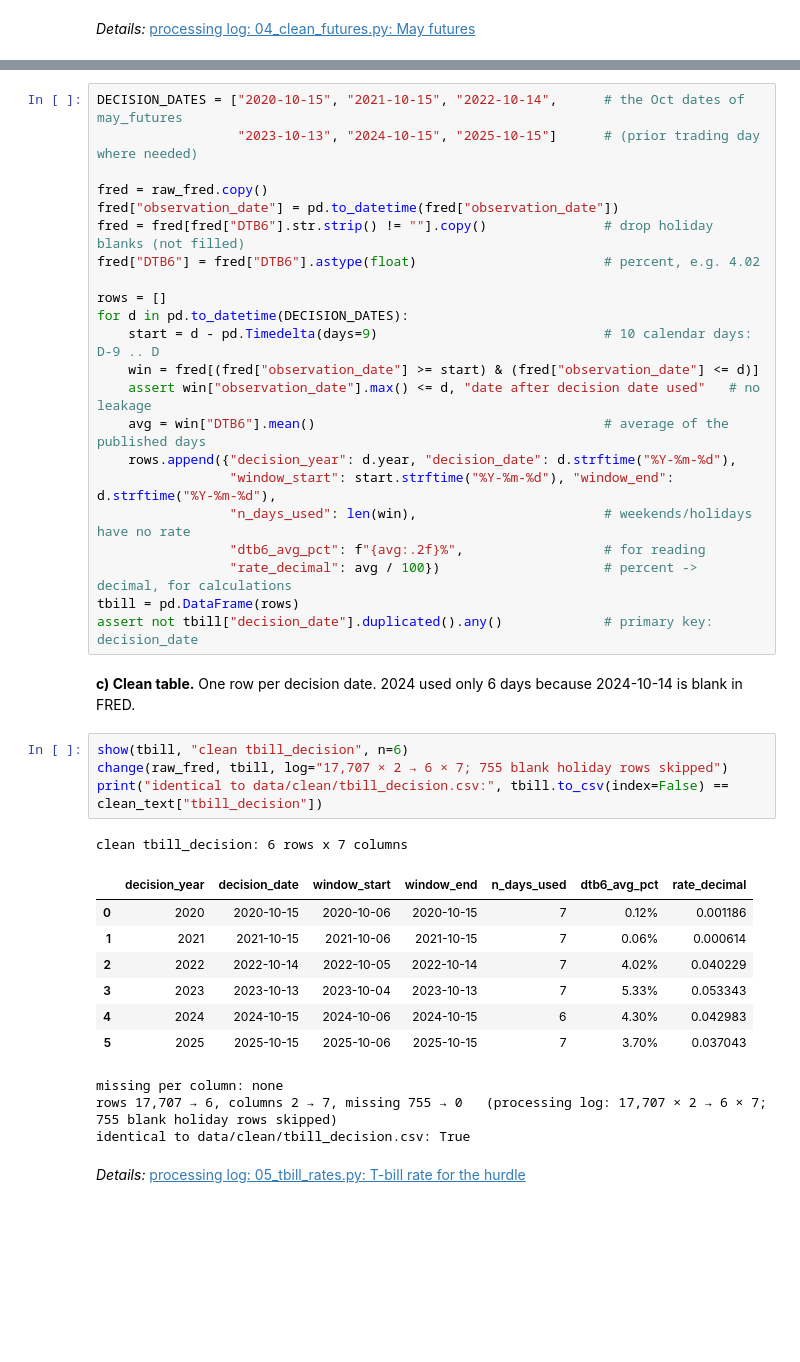
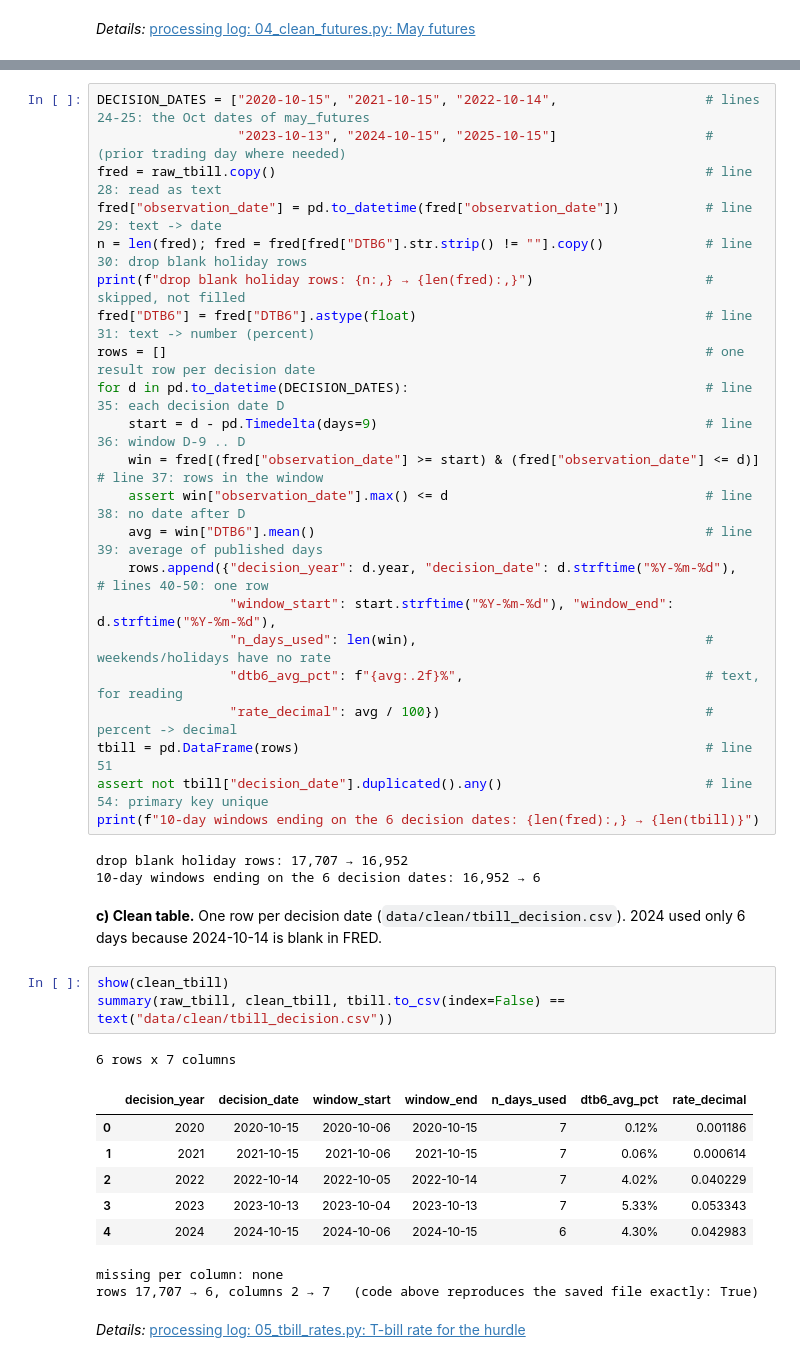
Before and after one commit to Jessie-Ren699/corn-storage-basis, a Jupyter notebook: notebooks/00_walkthrough.ipynb, the cells around one changed output, grey strips where cells are left out. Saved outputs shown, nothing was run; the diff lists cells and outputs as text; blank space fills up the shorter version.

```diff
--- a/notebooks/00_walkthrough.ipynb
+++ b/notebooks/00_walkthrough.ipynb
@@ -288,42 +417,43 @@ last date: 2026-10-21
 # %%
-DECISION_DATES = ["2020-10-15", "2021-10-15", "2022-10-14",      # the Oct dates of may_futures
-                  "2023-10-13", "2024-10-15", "2025-10-15"]      # (prior trading day where needed)
-
-fred = raw_fred.copy()
-fred["observation_date"] = pd.to_datetime(fred["observation_date"])
-fred = fred[fred["DTB6"].str.strip() != ""].copy()               # drop holiday blanks (not filled)
-fred["DTB6"] = fred["DTB6"].astype(float)                        # percent, e.g. 4.02
-
-rows = []
-for d in pd.to_datetime(DECISION_DATES):
-    start = d - pd.Timedelta(days=9)                             # 10 calendar days: D-9 .. D
-    win = fred[(fred["observation_date"] >= start) & (fred["observation_date"] <= d)]
-    assert win["observation_date"].max() <= d, "date after decision date used"   # no leakage
-    avg = win["DTB6"].mean()                                     # average of the published days
-    rows.append({"decision_year": d.year, "decision_date": d.strftime("%Y-%m-%d"),
+DECISION_DATES = ["2020-10-15", "2021-10-15", "2022-10-14",                   # lines 24-25: the Oct dates of may_futures
+                  "2023-10-13", "2024-10-15", "2025-10-15"]                   # (prior trading day where needed)
+fred = raw_tbill.copy()                                                       # line 28: read as text
+fred["observation_date"] = pd.to_datetime(fred["observation_date"])           # line 29: text -> date
+n = len(fred); fred = fred[fred["DTB6"].str.strip() != ""].copy()             # line 30: drop blank holiday rows
+print(f"drop blank holiday rows: {n:,} → {len(fred):,}")                      # skipped, not filled
+fred["DTB6"] = fred["DTB6"].astype(float)                                     # line 31: text -> number (percent)
+rows = []                                                                     # one result row per decision date
+for d in pd.to_datetime(DECISION_DATES):                                      # line 35: each decision date D
+    start = d - pd.Timedelta(days=9)                                          # line 36: window D-9 .. D
+    win = fred[(fred["observation_date"] >= start) & (fred["observation_date"] <= d)]   # line 37: rows in the window
+    assert win["observation_date"].max() <= d                                 # line 38: no date after D
+    avg = win["DTB6"].mean()                                                  # line 39: average of published days
+    rows.append({"decision_year": d.year, "decision_date": d.strftime("%Y-%m-%d"),      # lines 40-50: one row
                  "window_start": start.strftime("%Y-%m-%d"), "window_end": d.strftime("%Y-%m-%d"),
-                 "n_days_used": len(win),                        # weekends/holidays have no rate
-                 "dtb6_avg_pct": f"{avg:.2f}%",                  # for reading
-                 "rate_decimal": avg / 100})                     # percent -> decimal, for calculations
-tbill = pd.DataFrame(rows)
-assert not tbill["decision_date"].duplicated().any()             # primary key: decision_date
+                 "n_days_used": len(win),                                     # weekends/holidays have no rate
+                 "dtb6_avg_pct": f"{avg:.2f}%",                               # text, for reading
+                 "rate_decimal": avg / 100})                                  # percent -> decimal
+tbill = pd.DataFrame(rows)                                                    # line 51
+assert not tbill["decision_date"].duplicated().any()                          # line 54: primary key unique
+print(f"10-day windows ending on the 6 decision dates: {len(fred):,} → {len(tbill)}")
+# %% [output]
+drop blank holiday rows: 17,707 → 16,952
+10-day windows ending on the 6 decision dates: 16,952 → 6
 # %% [markdown]
-**c) Clean table.** One row per decision date. 2024 used only 6 days because 2024-10-14 is blank in FRED.
+**c) Clean table.** One row per decision date (`data/clean/tbill_decision.csv`). 2024 used only 6 days because 2024-10-14
+is blank in FRED.
-# %%
-show(tbill, "clean tbill_decision", n=6)
-change(raw_fred, tbill, log="17,707 × 2 → 6 × 7; 755 blank holiday rows skipped")
-print("identical to data/clean/tbill_decision.csv:", tbill.to_csv(index=False) == clean_text["tbill_decision"])
-# %% [output]
-clean tbill_decision: 6 rows x 7 columns
-|  | decision_year | decision_date | window_start | window_end | n_days_used | dtb6_avg_pct | rate_decimal |
-| 0 | 2020 | 2020-10-15 | 2020-10-06 | 2020-10-15 | 7 | 0.12% | 0.001186 |
-| 1 | 2021 | 2021-10-15 | 2021-10-06 | 2021-10-15 | 7 | 0.06% | 0.000614 |
-| 2 | 2022 | 2022-10-14 | 2022-10-05 | 2022-10-14 | 7 | 4.02% | 0.040229 |
-| 3 | 2023 | 2023-10-13 | 2023-10-04 | 2023-10-13 | 7 | 5.33% | 0.053343 |
-| 4 | 2024 | 2024-10-15 | 2024-10-06 | 2024-10-15 | 6 | 4.30% | 0.042983 |
-| 5 | 2025 | 2025-10-15 | 2025-10-06 | 2025-10-15 | 7 | 3.70% | 0.037043 |
-missing per column: none
-rows 17,707 → 6, columns 2 → 7, missing 755 → 0   (processing log: 17,707 × 2 → 6 × 7; 755 blank holiday rows skipped)
-identical to data/clean/tbill_decision.csv: True
+# %%
+show(clean_tbill)
+summary(raw_tbill, clean_tbill, tbill.to_csv(index=False) == text("data/clean/tbill_decision.csv"))
+# %% [output]
+6 rows x 7 columns
+|  | decision_year | decision_date | window_start | window_end | n_days_used | dtb6_avg_pct | rate_decimal |
+| 0 | 2020 | 2020-10-15 | 2020-10-06 | 2020-10-15 | 7 | 0.12% | 0.001186 |
+| 1 | 2021 | 2021-10-15 | 2021-10-06 | 2021-10-15 | 7 | 0.06% | 0.000614 |
+| 2 | 2022 | 2022-10-14 | 2022-10-05 | 2022-10-14 | 7 | 4.02% | 0.040229 |
+| 3 | 2023 | 2023-10-13 | 2023-10-04 | 2023-10-13 | 7 | 5.33% | 0.053343 |
+| 4 | 2024 | 2024-10-15 | 2024-10-06 | 2024-10-15 | 6 | 4.30% | 0.042983 |
+missing per column: none
+rows 17,707 → 6, columns 2 → 7   (code above reproduces the saved file exactly: True)
 # %% [markdown]
 *Details:* [processing log: 05_tbill_rates.py: T-bill rate for the hurdle](../docs/processing_log.md#05_tbill_ratespy-t-bill-rate-for-the-hurdle)
```
Also changed, not shown: parts of 128 cells of this notebook, 8 other files.
